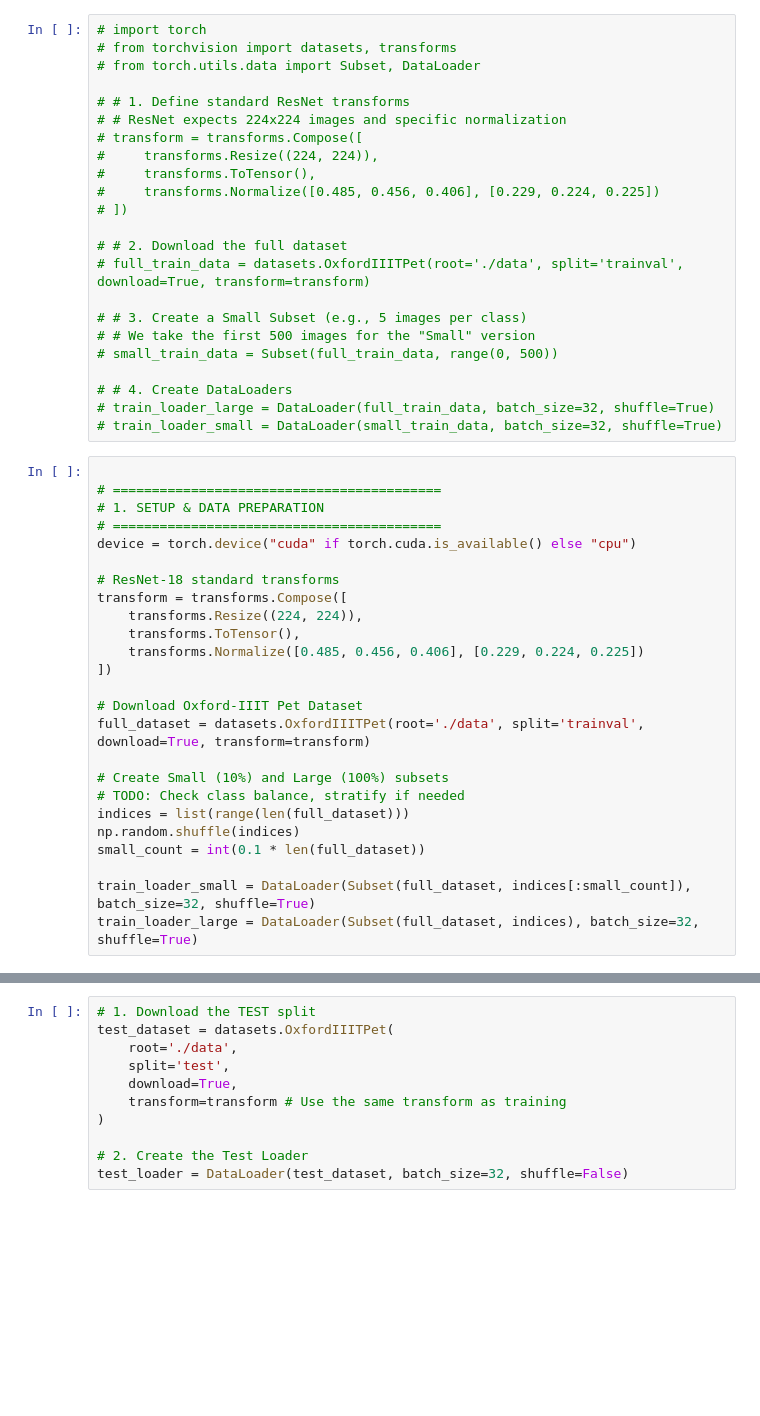
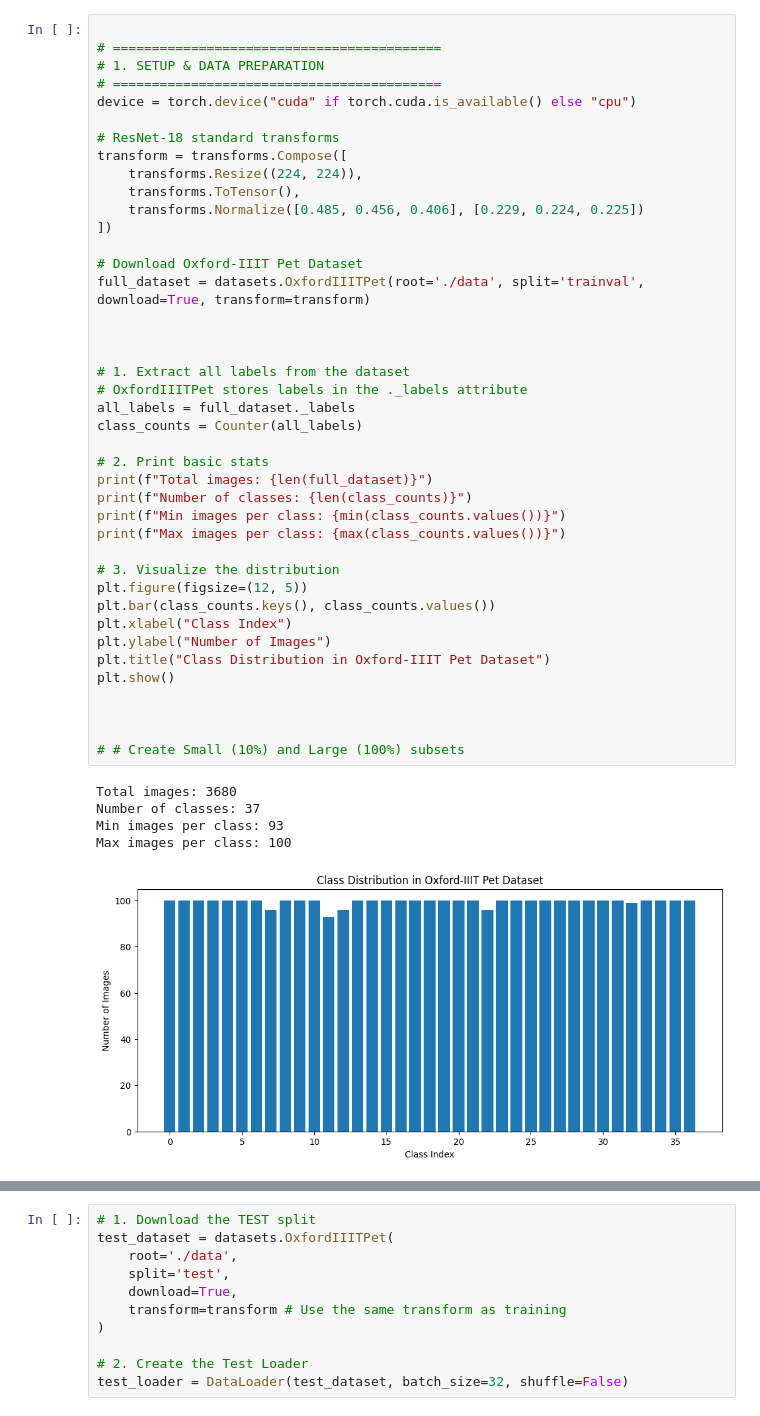
Before and after one commit to KhaLDSH/DL-w4, a Jupyter notebook: M5/Untitled18.ipynb, the cells around one changed output, grey strips where cells are left out. Cells and saved outputs as stored; diff of their text form; blank space fills up the shorter version.

```diff
--- a/M5/Untitled18.ipynb
+++ b/M5/Untitled18.ipynb
@@ -13,51 +15,50 @@ import time
 
 # Set device (Use GPU if available, otherwise CPU)
 device = torch.device("cuda" if torch.cuda.is_available() else "cpu")
-# %%
-# import torch
-# from torchvision import datasets, transforms
-# from torch.utils.data import Subset, DataLoader
-
-# # 1. Define standard ResNet transforms
-# # ResNet expects 224x224 images and specific normalization
-# transform = transforms.Compose([
-#     transforms.Resize((224, 224)),
-#     transforms.ToTensor(),
-#     transforms.Normalize([0.485, 0.456, 0.406], [0.229, 0.224, 0.225])
-# ])
-
-# # 2. Download the full dataset
-# full_train_data = datasets.OxfordIIITPet(root='./data', split='trainval', download=True, transform=transform)
-
-# # 3. Create a Small Subset (e.g., 5 images per class)
-# # We take the first 500 images for the "Small" version
-# small_train_data = Subset(full_train_data, range(0, 500))
-
-# # 4. Create DataLoaders
-# train_loader_large = DataLoader(full_train_data, batch_size=32, shuffle=True)
-# train_loader_small = DataLoader(small_train_data, batch_size=32, shuffle=True)
 # %%
 
 # ==========================================
 # 1. SETUP & DATA PREPARATION
 # ==========================================
 device = torch.device("cuda" if torch.cuda.is_available() else "cpu")
 
 # ResNet-18 standard transforms
 transform = transforms.Compose([
     transforms.Resize((224, 224)),
     transforms.ToTensor(),
     transforms.Normalize([0.485, 0.456, 0.406], [0.229, 0.224, 0.225])
 ])
 
 # Download Oxford-IIIT Pet Dataset
 full_dataset = datasets.OxfordIIITPet(root='./data', split='trainval', download=True, transform=transform)
 
-# Create Small (10%) and Large (100%) subsets
-# TODO: Check class balance, stratify if needed
-indices = list(range(len(full_dataset)))
-np.random.shuffle(indices)
-small_count = int(0.1 * len(full_dataset))
 
-train_loader_small = DataLoader(Subset(full_dataset, indices[:small_count]), batch_size=32, shuffle=True)
-train_loader_large = DataLoader(Subset(full_dataset, indices), batch_size=32, shuffle=True)
+
+# 1. Extract all labels from the dataset
+# OxfordIIITPet stores labels in the ._labels attribute
+all_labels = full_dataset._labels
+class_counts = Counter(all_labels)
+
+# 2. Print basic stats
+print(f"Total images: {len(full_dataset)}")
+print(f"Number of classes: {len(class_counts)}")
+print(f"Min images per class: {min(class_counts.values())}")
+print(f"Max images per class: {max(class_counts.values())}")
+
+# 3. Visualize the distribution
+plt.figure(figsize=(12, 5))
+plt.bar(class_counts.keys(), class_counts.values())
+plt.xlabel("Class Index")
+plt.ylabel("Number of Images")
+plt.title("Class Distribution in Oxford-IIIT Pet Dataset")
+plt.show()
+
+
+
+# # Create Small (10%) and Large (100%) subsets
+# %% [output]
+Total images: 3680
+Number of classes: 37
+Min images per class: 93
+Max images per class: 100
+[figure, added]
```
Also changed, not shown: parts of 10 cells of this notebook.
